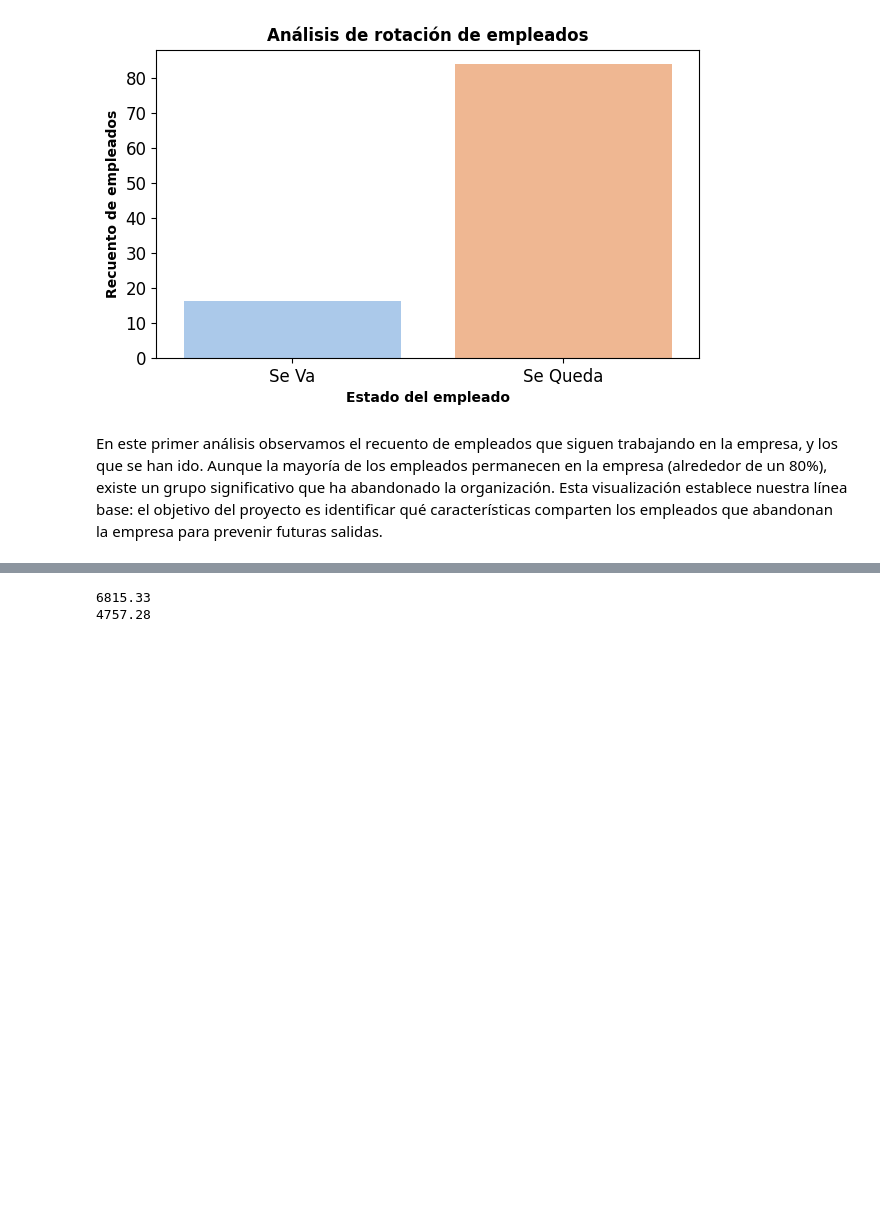
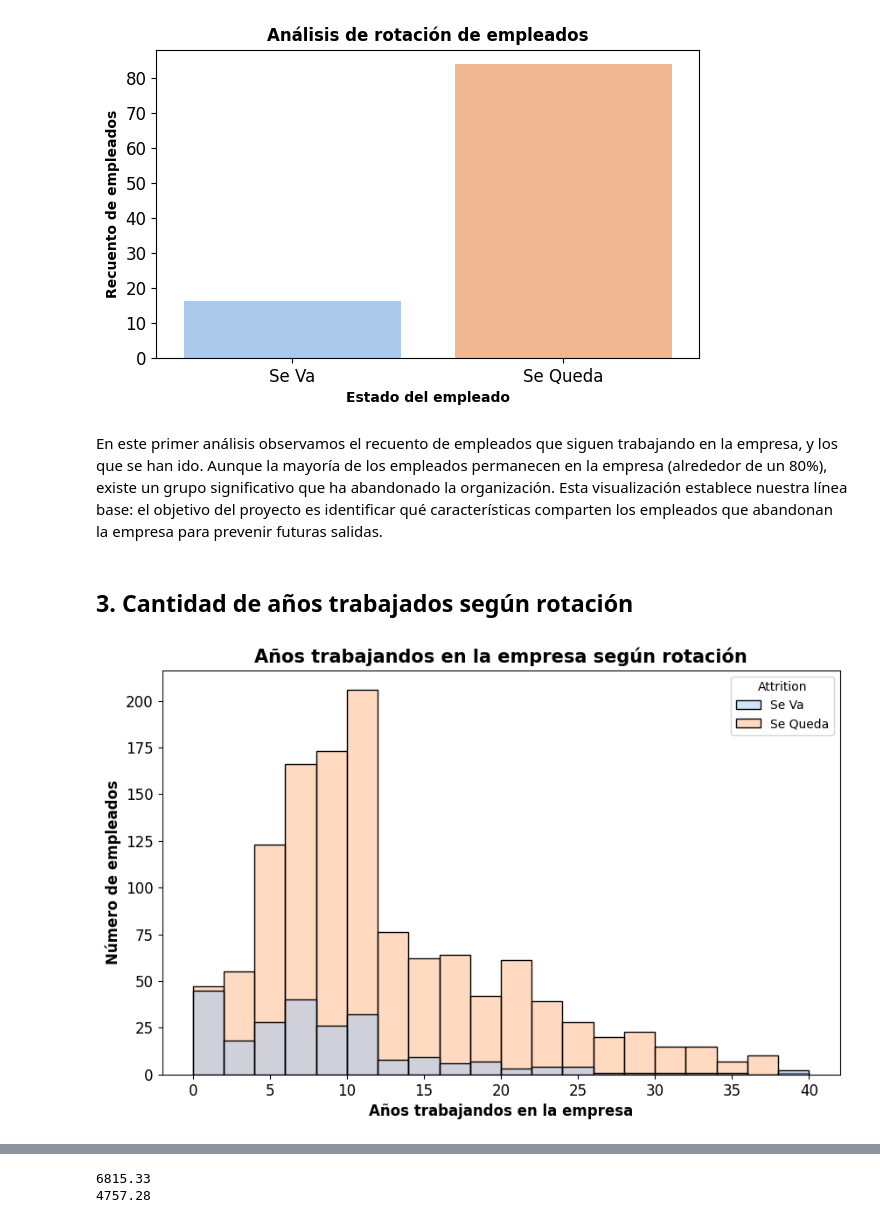
Before and after one commit to eva5ferrer/project-da-promo-63-modulo-3-team-1, a Jupyter notebook: fase-3-visualizacion.ipynb, the cells around one changed output, grey strips where cells are left out. Cells and saved outputs as stored; diff of their text form; code cells hidden in the pictures; blank space fills up the shorter version.

Commit message:
incluyo grafico de years trabajados segun rotacion

```diff
--- a/fase-3-visualizacion.ipynb
+++ b/fase-3-visualizacion.ipynb
@@ -89,3 +100,14 @@ plt.ylabel('Recuento de empleados', fontsize=10);
 En este primer análisis observamos el recuento de empleados que siguen trabajando en la empresa, y los que se han ido.
 Aunque la mayoría de los empleados permanecen en la empresa (alrededor de un 80%), existe un grupo significativo que ha abandonado la organización.
 Esta visualización establece nuestra línea base: el objetivo del proyecto es identificar qué características comparten los empleados que abandonan la empresa para prevenir futuras salidas.
+# %% [markdown]
+## 3. Cantidad de años trabajados según rotación
+# %%
+plt.figure(figsize=(10, 6))
+ax=sns.histplot(data=df_hr_limpios, x = "total_working_years",hue="attrition_text",bins=20,palette="pastel")
+plt.title('Años trabajandos en la empresa según rotación', fontsize=15,fontweight="bold")
+plt.xlabel('Años trabajandos en la empresa', fontsize=12,fontweight="bold")
+plt.ylabel('Número de empleados', fontsize=12,fontweight="bold")
+sns.move_legend(ax, "upper right", title='Attrition');
+# %% [output]
+[figure, added]
```
Also changed, not shown: parts of 16 cells of this notebook.
